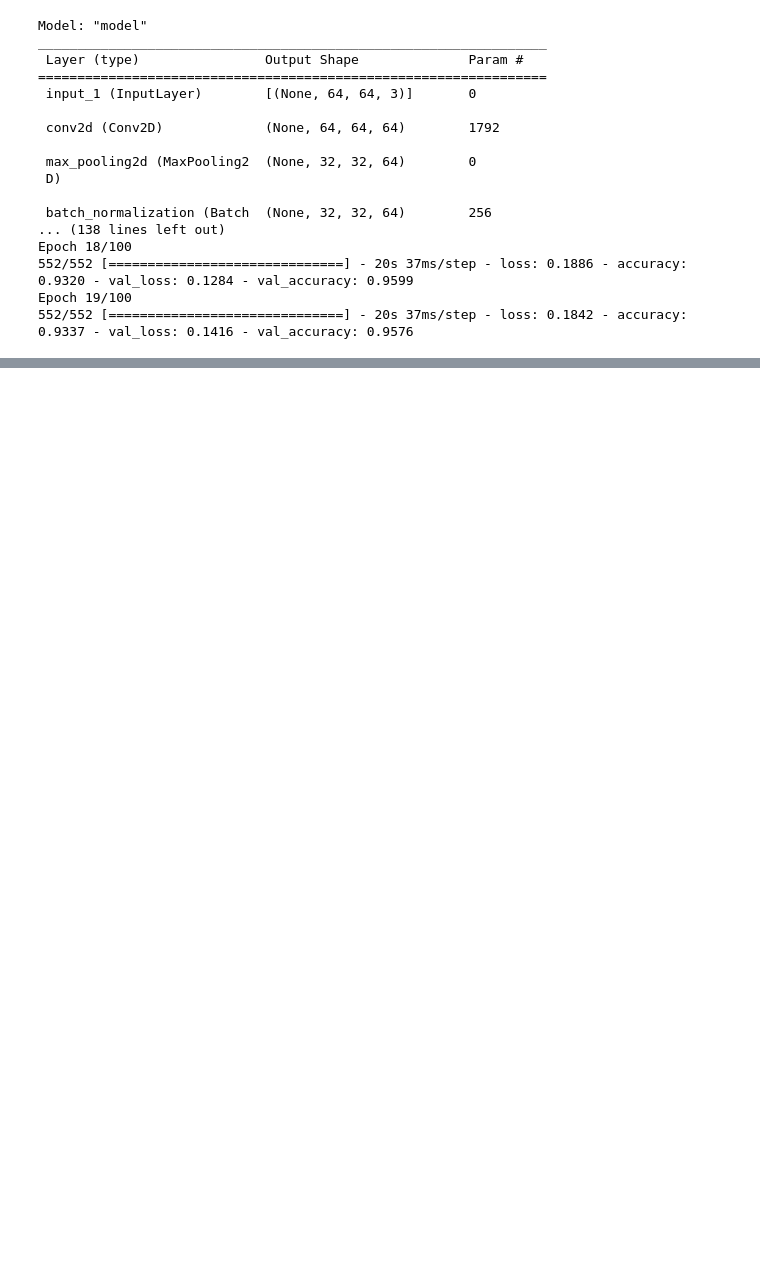
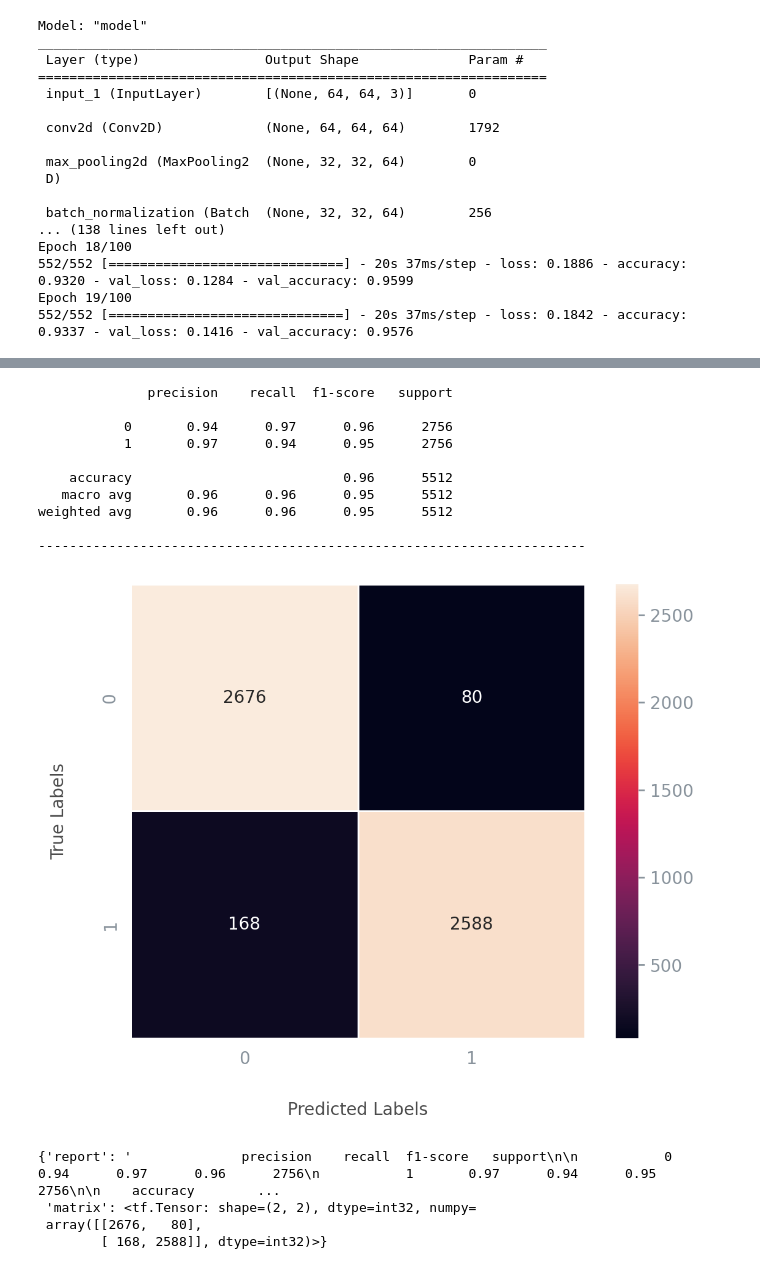
Before and after one commit to vicmcl/malaria-detection, a Jupyter notebook: malaria-detection/notebook_malaria_detection.ipynb, the cells around one changed output, grey strips where cells are left out. Drawn from its saved outputs; the diff is of its cells as text; code cells hidden in the pictures; blank space fills up the shorter version.

Commit message:
FEAT: compare training and validation between all models

```diff
--- a/malaria-detection/notebook_malaria_detection.ipynb
+++ b/malaria-detection/notebook_malaria_detection.ipynb
@@ -541,3 +572,5 @@ Epoch 18/100
 552/552 [==============================] - 20s 37ms/step - loss: 0.1886 - accuracy: 0.9320 - val_loss: 0.1284 - val_accuracy: 0.9599
 Epoch 19/100
 552/552 [==============================] - 20s 37ms/step - loss: 0.1842 - accuracy: 0.9337 - val_loss: 0.1416 - val_accuracy: 0.9576
+# %%
+test_3, pred_3 = prediction(models[0], x_test, y_test_encoded)
@@ -543,0 +579,18 @@ Epoch 19/100
+# %%
+report_and_matrix(test_3, pred_3)
+# %% [output]
+              precision    recall  f1-score   support
+
+           0       0.94      0.97      0.96      2756
+           1       0.97      0.94      0.95      2756
+
+    accuracy                           0.96      5512
+   macro avg       0.96      0.96      0.95      5512
+weighted avg       0.96      0.96      0.95      5512
+
+----------------------------------------------------------------------
+[figure, added]
+{'report': '              precision    recall  f1-score   support\n\n           0       0.94      0.97      0.96      2756\n           1       0.97      0.94      0.95      2756\n\n    accuracy        ...
+ 'matrix': <tf.Tensor: shape=(2, 2), dtype=int32, numpy=
+ array([[2676,   80],
+        [ 168, 2588]], dtype=int32)>}
```
Also changed, not shown: parts of 14 cells of this notebook.
